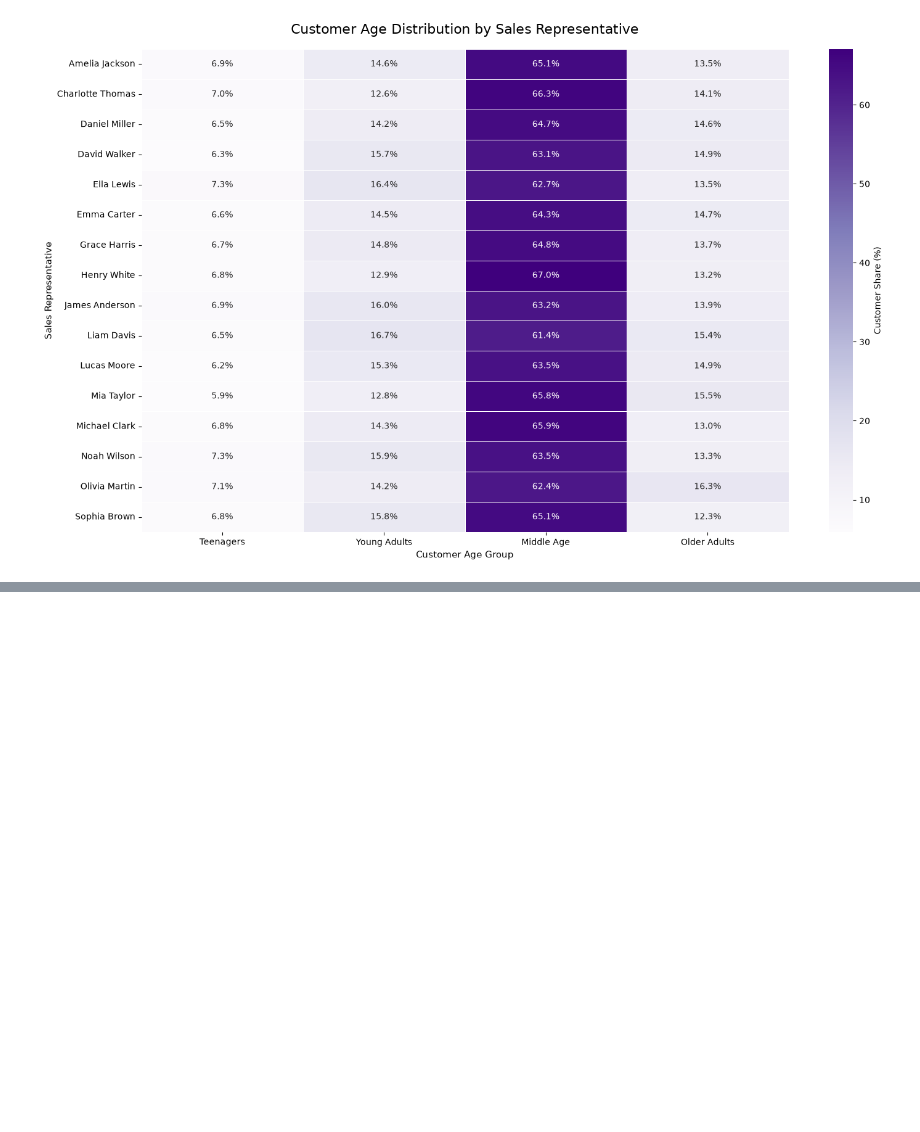
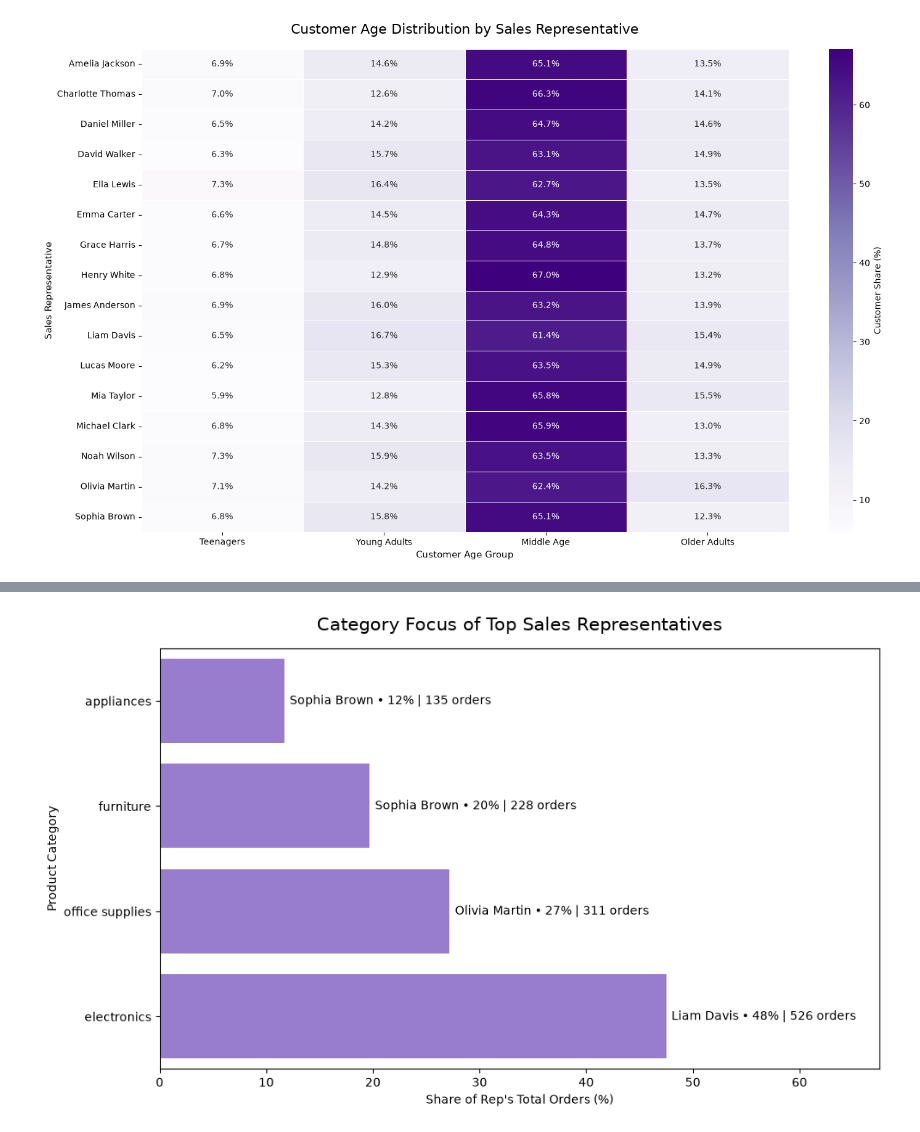
Before and after one commit to aslbektheanalyst/Portfolio_DA, a Jupyter notebook: sales_analysis/3representatives.ipynb, the cells around one changed output, grey strips where cells are left out. Cells and saved outputs as stored; diff of their text form; code cells hidden in the pictures; blank space fills up the shorter version.

```diff
--- a/sales_analysis/3representatives.ipynb
+++ b/sales_analysis/3representatives.ipynb
@@ -197,0 +257,30 @@ plt.show()
+# %%
+plot_df = category_profile.sort_values("category_share %")
+
+plt.figure(figsize=(10, 6))
+
+ax = sns.barplot(
+    data=plot_df,
+    x="category_share %",
+    y="product_category",
+    color="mediumpurple"
+)
+
+for i, row in plot_df.reset_index(drop=True).iterrows():
+    ax.text(
+        row["category_share %"] + 0.5,
+        i,
+        f'{row["best_sales_rep"]} • {row["category_share %"]:.0f}% | {row["category_orders"]} orders',
+        va="center",
+        fontsize=10
+    )
+
+plt.title("Category Focus of Top Sales Representatives", fontsize=15, pad=15)
+plt.xlabel("Share of Rep's Total Orders (%)")
+plt.ylabel("Product Category")
+
+plt.xlim(0, plot_df["category_share %"].max() + 20)
+plt.tight_layout()
+plt.show()
+# %% [output]
+[figure, added]
```
Also changed, not shown: parts of 4 cells of this notebook.
